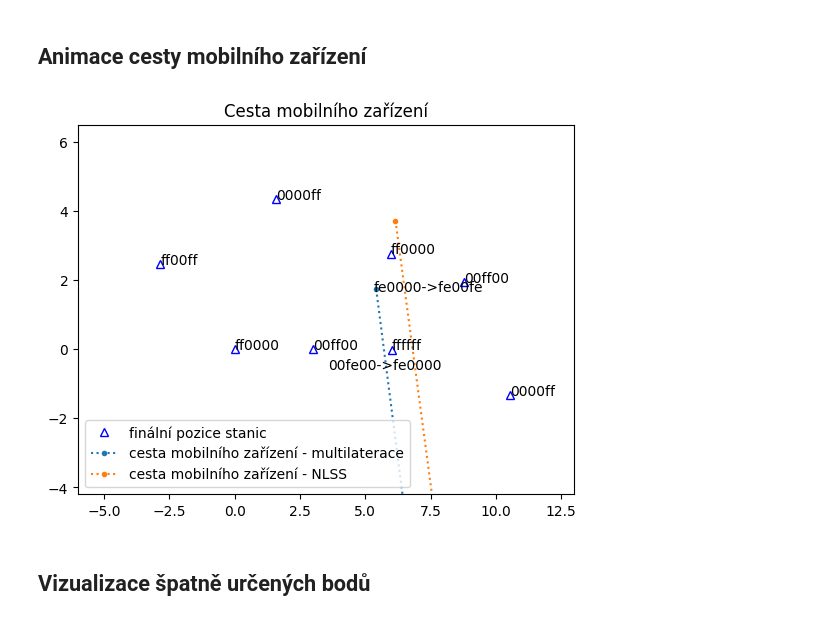
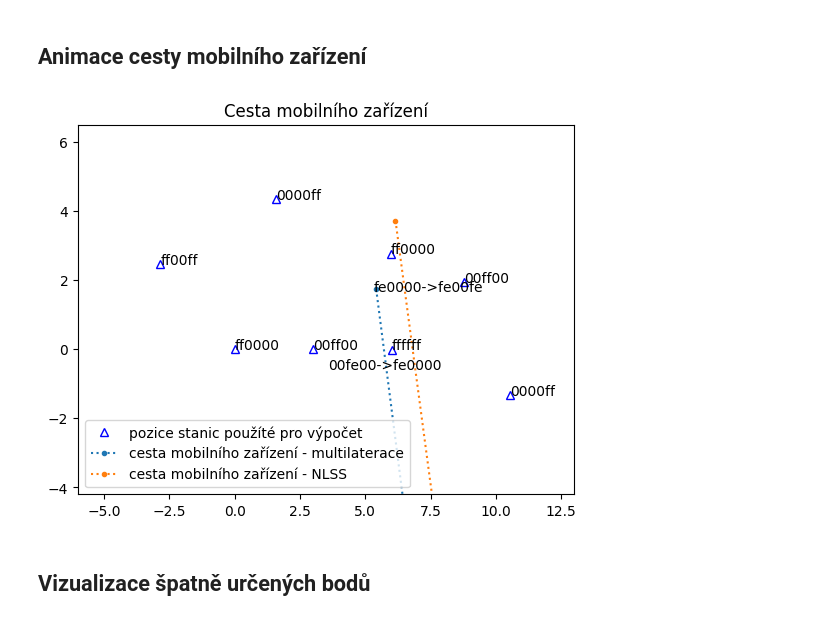
Before and after one commit to danielkurek/imf, a Jupyter notebook: result/plot-locations.ipynb, the cells around one changed output. Drawn from its saved outputs; the diff is of its cells as text; code cells hidden in the pictures.

Commit message:
update README files + update legend in result animation

```diff
--- a/result/plot-locations.ipynb
+++ b/result/plot-locations.ipynb
@@ -378,18 +378,19 @@ A=[ 6.01 -0.01], b = -12.505149999999993
 # %%
 fig, ax = plt.subplots()
 # ax.plot(real["x"], real["y"], "o", fillstyle="none", color="0.6", label="reálné pozice stanic")
-ax.plot(final["x"], final["y"], "^b", fillstyle="none", label="finální pozice stanic")
+ax.plot(final["x"], final["y"], "^b", fillstyle="none", label="pozice stanic použíté pro výpočet")
+
 for i in range(len(final)):
     node = final.iloc[i]
     ax.annotate(node["color"], (node["x"], node["y"]))
 ln1, = ax.plot([], [], ".:", label="cesta mobilního zařízení - multilaterace")
 ln2, = ax.plot([], [], ".:", label="cesta mobilního zařízení - NLSS")
 ax.legend(loc="lower left")
 ax.set_title("Cesta mobilního zařízení")
 ani = animate_path(fig, ax, ln1, ln2, data_mobile.iloc[1:], x_limits=[-6,13], y_limits=[-4.2,6.5], annotations_count=2)
 ani.save(f"{output_dir}finding-color-mobile-path.mp4", dpi=300)
 # %% [output]
-[figure, old version]
+[figure, new version]
 # %% [markdown]
 ## Vizualizace špatně určených bodů
 # %%
```
Also changed, not shown: 4 other files.
